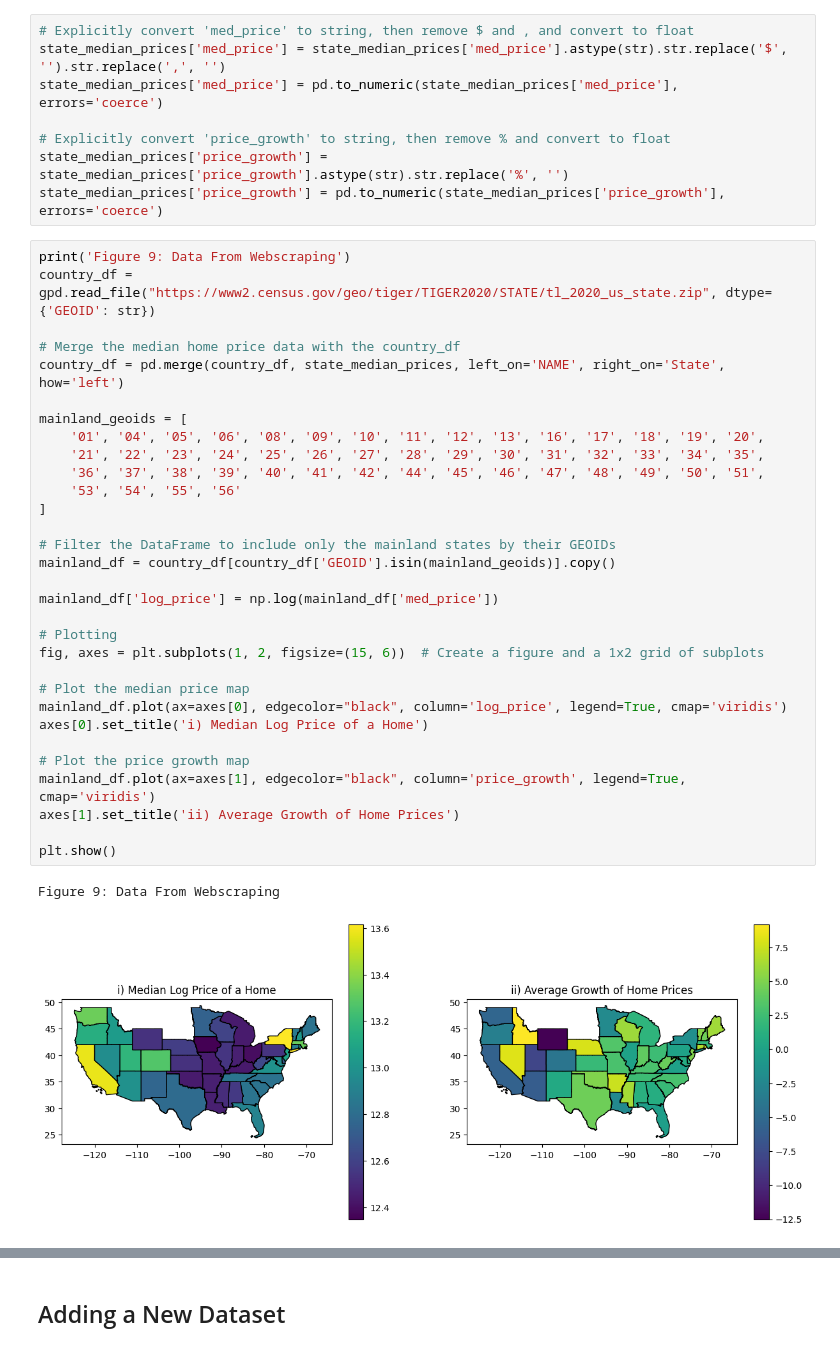
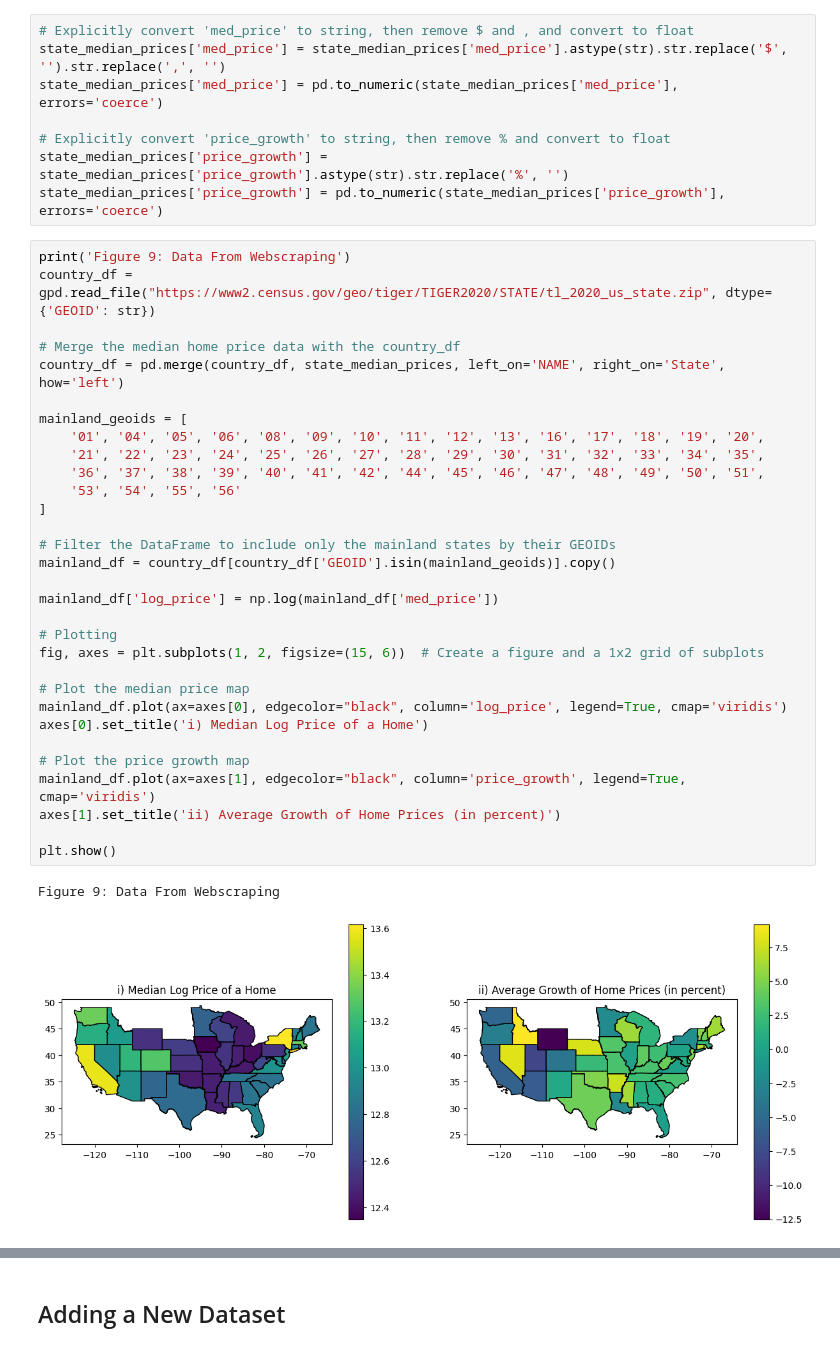
Before and after one commit to ECO225-W2024/project-one-code-S-O-Ahn, a Jupyter notebook: Project 1.ipynb, the cells around one changed output, grey strips where cells are left out. Drawn from its saved outputs; the diff is of its cells as text.

```diff
--- a/Project 1.ipynb
+++ b/Project 1.ipynb
@@ -625,32 +633,32 @@ print('Figure 9: Data From Webscraping')
 country_df = gpd.read_file("https://www2.census.gov/geo/tiger/TIGER2020/STATE/tl_2020_us_state.zip", dtype={'GEOID': str})
 
 # Merge the median home price data with the country_df
 country_df = pd.merge(country_df, state_median_prices, left_on='NAME', right_on='State', how='left')
 
 mainland_geoids = [
     '01', '04', '05', '06', '08', '09', '10', '11', '12', '13', '16', '17', '18', '19', '20',
     '21', '22', '23', '24', '25', '26', '27', '28', '29', '30', '31', '32', '33', '34', '35',
     '36', '37', '38', '39', '40', '41', '42', '44', '45', '46', '47', '48', '49', '50', '51',
     '53', '54', '55', '56'
 ]
 
 # Filter the DataFrame to include only the mainland states by their GEOIDs
 mainland_df = country_df[country_df['GEOID'].isin(mainland_geoids)].copy()
 
 mainland_df['log_price'] = np.log(mainland_df['med_price'])
 
 # Plotting
 fig, axes = plt.subplots(1, 2, figsize=(15, 6))  # Create a figure and a 1x2 grid of subplots
 
 # Plot the median price map
 mainland_df.plot(ax=axes[0], edgecolor="black", column='log_price', legend=True, cmap='viridis')
 axes[0].set_title('i) Median Log Price of a Home')
 
 # Plot the price growth map
 mainland_df.plot(ax=axes[1], edgecolor="black", column='price_growth', legend=True, cmap='viridis')
-axes[1].set_title('ii) Average Growth of Home Prices')
+axes[1].set_title('ii) Average Growth of Home Prices (in percent)')
 
 plt.show()
 # %% [output]
 Figure 9: Data From Webscraping
-[figure, old version]
+[figure, new version]
```
Also changed, not shown: parts of 37 cells of this notebook.
